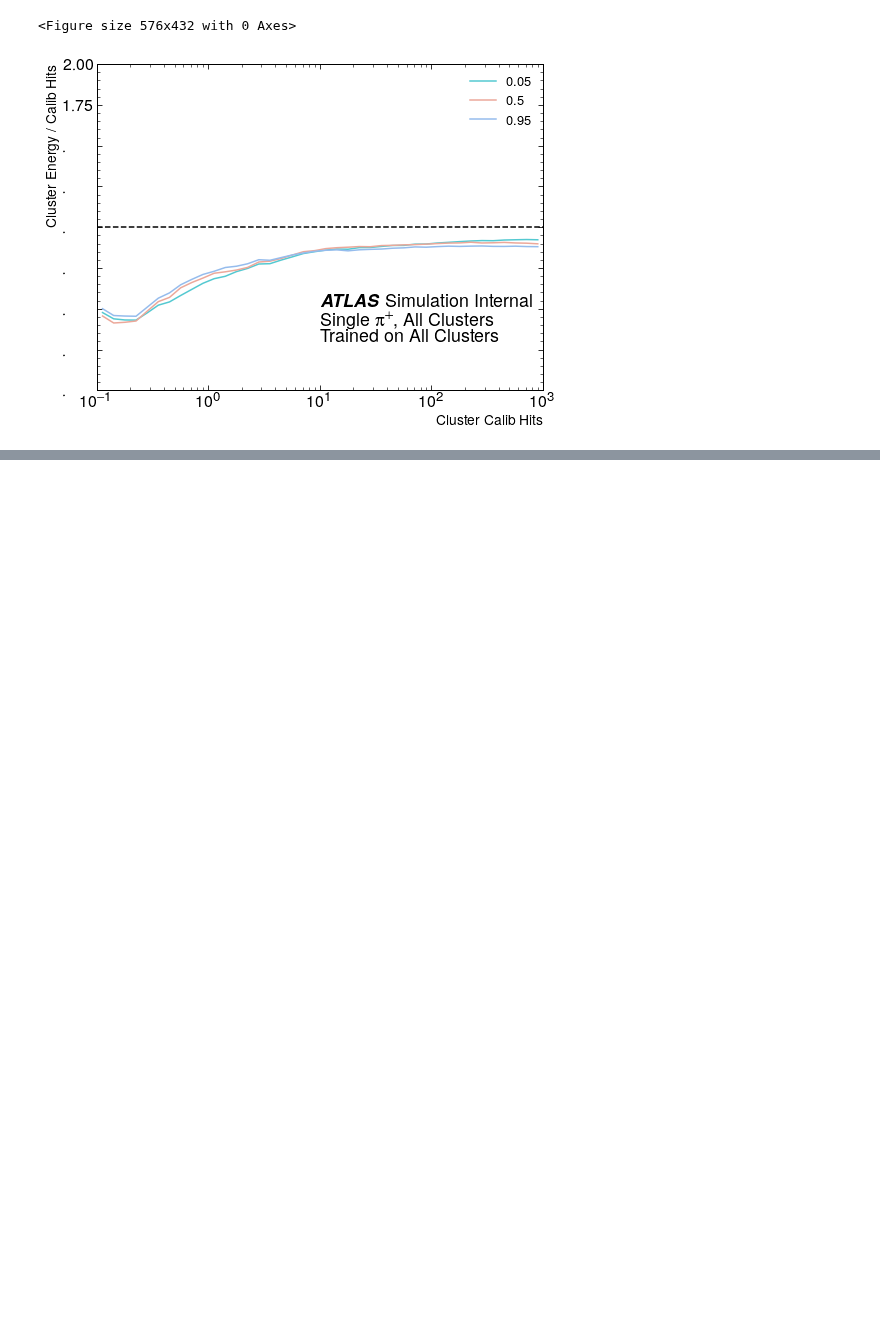
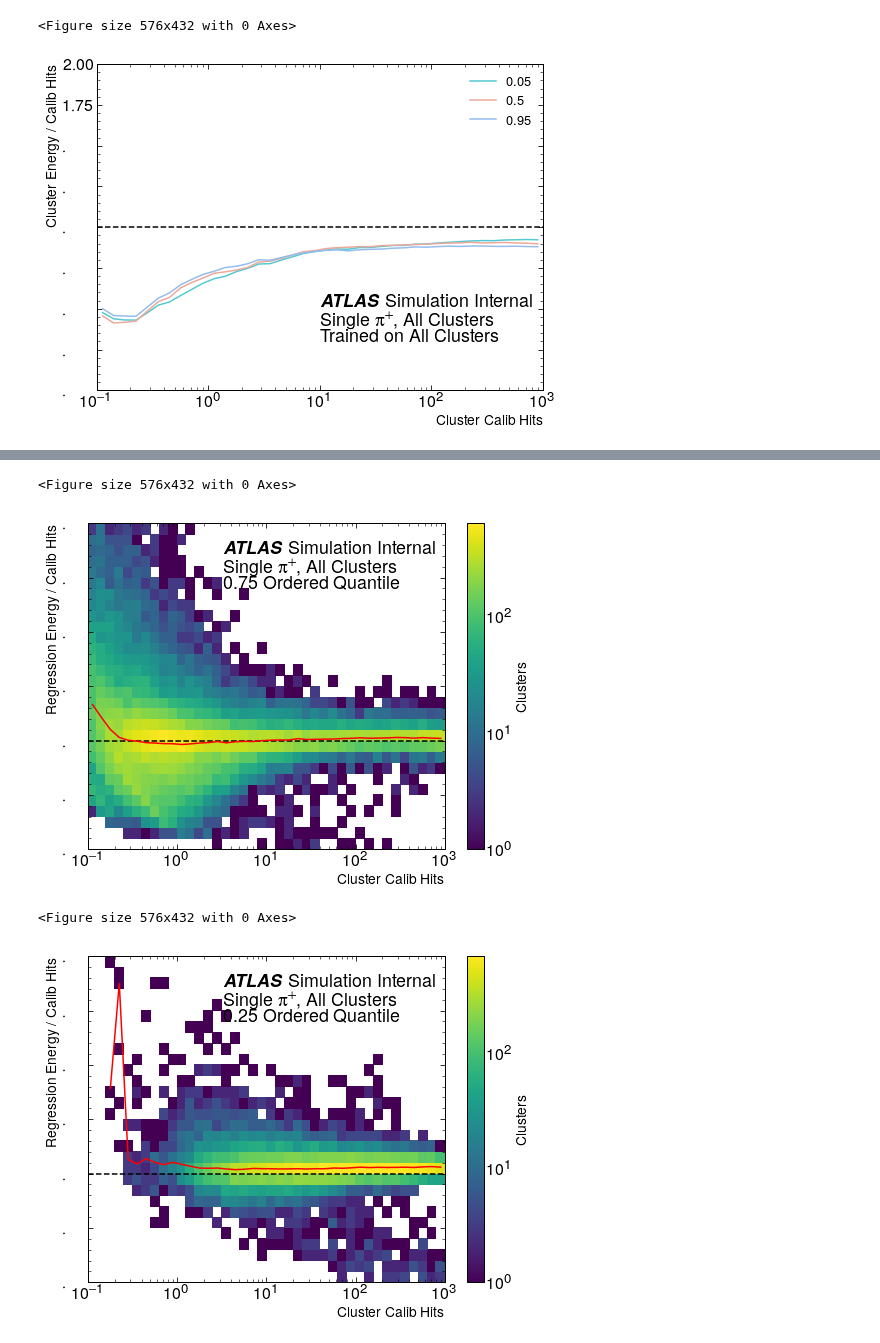
Before and after one commit to russbate42/UBCPionML, a Jupyter notebook: regression/regression-resolution.ipynb, the cells around one changed output, grey strips where cells are left out. Saved outputs shown, nothing was run; the diff lists cells and outputs as text; code cells hidden in the pictures; blank space fills up the shorter version.

Commit message:
Implement forced quantile ordering and comparison to calculated IQR

```diff
--- a/regression/regression-resolution.ipynb
+++ b/regression/regression-resolution.ipynb
@@ -267,0 +270,5 @@ pu.lineOverlay(xcenter=xcenter, lines = regQuant,
+# %%
+# seperate training set into upper/lower halves based on network's prediction
+# of median energy
+pdata_upper = pdata['piplus'].clusterE > pdata['piplus']['quantile_0.5']
+pdata_lower = pdata['piplus'].clusterE < pdata['piplus']['quantile_0.5']
@@ -267,0 +326,16 @@ pu.lineOverlay(xcenter=xcenter, lines = regQuant,
+# %%
+# save models
+for m, q in zip(ordered_q,[0.75,0.25]):
+    m.model.save(modelpath + 'ordered_' + str(q) + '.h5')
+# %%
+# load models
+for m, q in zip(ordered_q,[0.75,0.25]):
+    m.model = load_model(modelpath + 'ordered_' + str(q) + '.h5',
+                          custom_objects={'GAE_q':get_GAE(0.5)}
+    )
+# %%
+for m, q in zip(ordered_q,[0.75,0.25]):
+    pdata['piplus']['ordered_'+str(q)] = np.exp(
+        scaler_cal['piplus'].inverse_transform(m.predict(All_input['piplus']))
+    )
+    pdata['piplus']['ordered_'+str(q)+'_EoverCalib'] = pdata['piplus']['ordered_'+str(q)] / pdata['piplus'].cluster_ENG_CALIB_TOT
@@ -267,0 +345,16 @@ pu.lineOverlay(xcenter=xcenter, lines = regQuant,
+# %%
+orderedQuant = []
+for sel, q in zip([pdata_upper, pdata_lower], [0.75, 0.25]):
+    xcenter, rq = ru.responsePlot(pdata['piplus'][pdata['piplus'].test & sel].cluster_ENG_CALIB_TOT,
+                      pdata['piplus'][pdata['piplus'].test & sel]['ordered_'+str(q)+'_EoverCalib'],
+                      figfile = plotpath+'ordered_'+str(q)+'_response.pdf', statistic = 'median',
+                      xlabel = 'Cluster Calib Hits', ylabel = 'Regression Energy / Calib Hits',
+                      atlas_x = 0.38, atlas_y = 0.95, simulation = True,
+                      textlist = [{'x': 0.38, 'y': 0.85, 'text': 'Single $\pi^{+}$, All Clusters'},
+                                 {'x': 0.38, 'y': 0.8, 'text': str(q)+' Ordered Quantile'}])
+    orderedQuant.append(rq)
+# %% [output]
+<Figure size 576x432 with 0 Axes>
+[figure, added]
+<Figure size 576x432 with 0 Axes>
+[figure, added]
```
Also changed, not shown: parts of 10 cells of this notebook.
